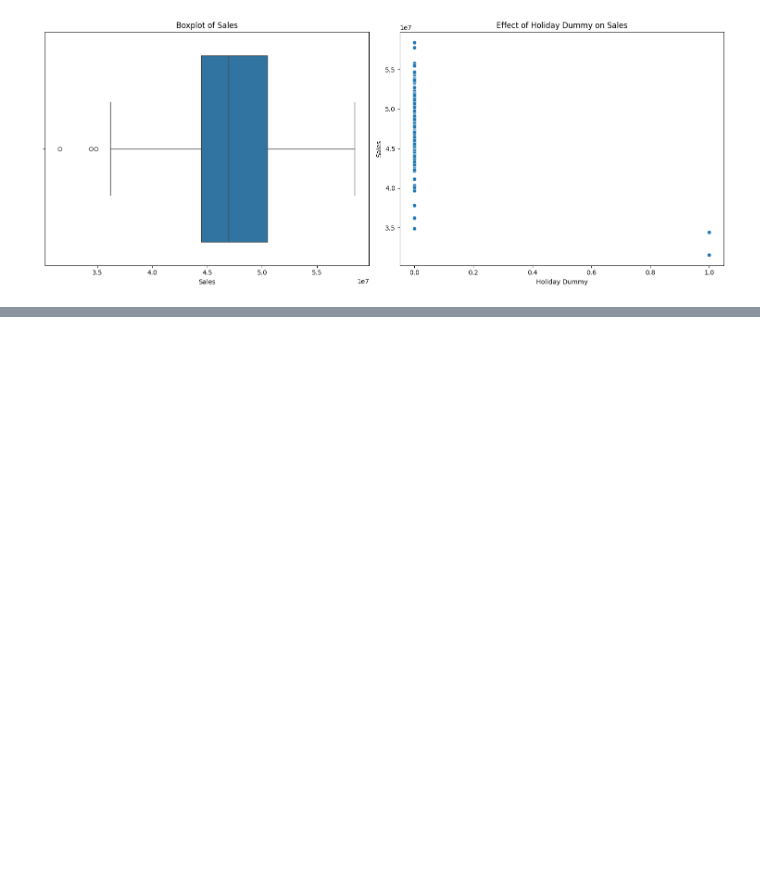
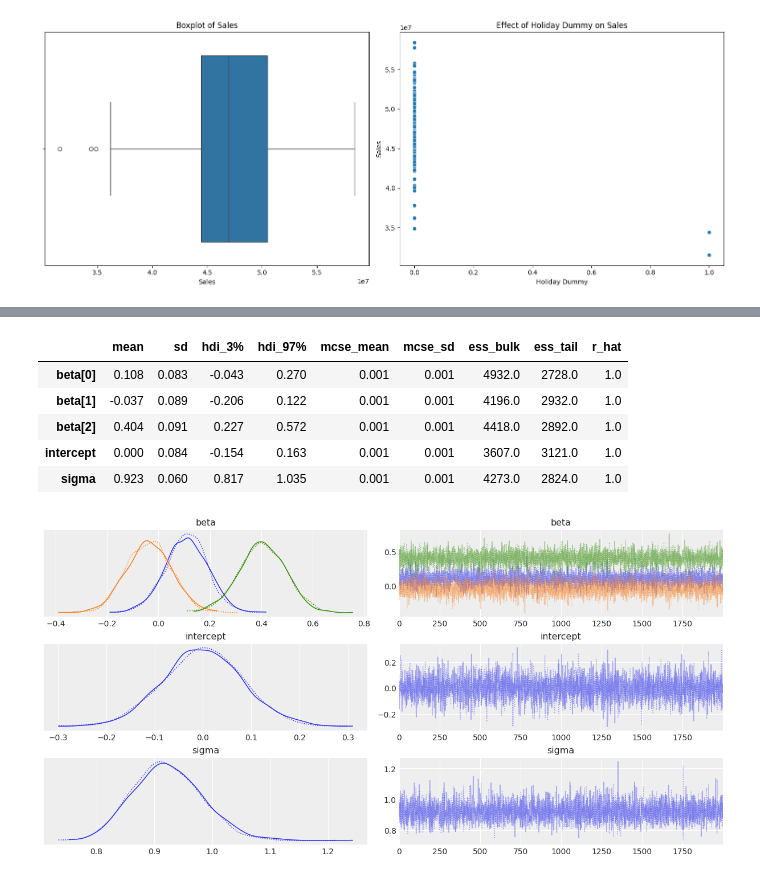
Before and after one commit to naveen3830/Naveen_Assignment, a Jupyter notebook: PYQ2.ipynb, the cells around one changed output, grey strips where cells are left out. Saved outputs shown, nothing was run; the diff lists cells and outputs as text; code cells hidden in the pictures; blank space fills up the shorter version.

```diff
--- a/PYQ2.ipynb
+++ b/PYQ2.ipynb
@@ -16,7 +10,7 @@ WARNING (pytensor.configdefaults): g++ not detected!  PyTensor will be unable to
 # %% [markdown]
 # Loading the Excel file
 # %%
-df=pd.read_excel(r'D:\Christ\Assignment\Naveen_Assignment\Data\data.xlsx',parse_dates=['Week_Ending'],thousands=',',decimal='.')
+df=pd.read_excel(r'/content/data.xlsx',parse_dates=['Week_Ending'],thousands=',',decimal='.')
 df1=df.copy()
 df
 # %% [output]
@@ -785,0 +516,30 @@ RuntimeError: Incorrect output dtype for return value #0: Expected: int64, Actua
+# %%
+df=pd.read_excel(r'/content/data.xlsx',parse_dates=['Week_Ending'],thousands=',',decimal='.')
+data=df.copy()
+# %%
+channels = ["Email Spends", "Modular Video Spends", "Paid Social Spends"]
+for col in channels:
+    data[f"log_{col}"] = np.log1p(data[col])  # log(1 + x) to avoid log(0)
+
+
+y = data["Sales"].values
+X = data[[f"log_{col}" for col in channels]].values
+
+y_mean, y_std = y.mean(), y.std()
+X_mean, X_std = X.mean(axis=0), X.std(axis=0)
+
+y_scaled = (y - y_mean) / y_std
+X_scaled = (X - X_mean) / X_std
+# %%
+import pymc as pm
+
+with pm.Model() as mmm_model:
+    beta = pm.Normal("beta", mu=0, sigma=1, shape=X_scaled.shape[1])
+    intercept = pm.Normal("intercept", mu=0, sigma=1)
+
+    mu = intercept + pm.math.dot(X_scaled, beta)
+    sigma = pm.HalfNormal("sigma", sigma=1)
+
+    sales_obs = pm.Normal("sales_obs", mu=mu, sigma=sigma, observed=y_scaled)
+
+    trace = pm.sample(2000, tune=1000, return_inferencedata=True, target_accept=0.9)
@@ -785,0 +549,12 @@ RuntimeError: Incorrect output dtype for return value #0: Expected: int64, Actua
+# %%
+import arviz as az
+az.plot_trace(trace)
+az.summary(trace)
+# %% [output]
+|  | mean | sd | hdi_3% | hdi_97% | mcse_mean | mcse_sd | ess_bulk | ess_tail | r_hat |
+| beta[0] | 0.108 | 0.083 | -0.043 | 0.270 | 0.001 | 0.001 | 4932.0 | 2728.0 | 1.0 |
+| beta[1] | -0.037 | 0.089 | -0.206 | 0.122 | 0.001 | 0.001 | 4196.0 | 2932.0 | 1.0 |
+| beta[2] | 0.404 | 0.091 | 0.227 | 0.572 | 0.001 | 0.001 | 4418.0 | 2892.0 | 1.0 |
+| intercept | 0.000 | 0.084 | -0.154 | 0.163 | 0.001 | 0.001 | 3607.0 | 3121.0 | 1.0 |
+| sigma | 0.923 | 0.060 | 0.817 | 1.035 | 0.001 | 0.001 | 4273.0 | 2824.0 | 1.0 |
+[figure, added]
```
Also changed, not shown: parts of 47 cells of this notebook.
